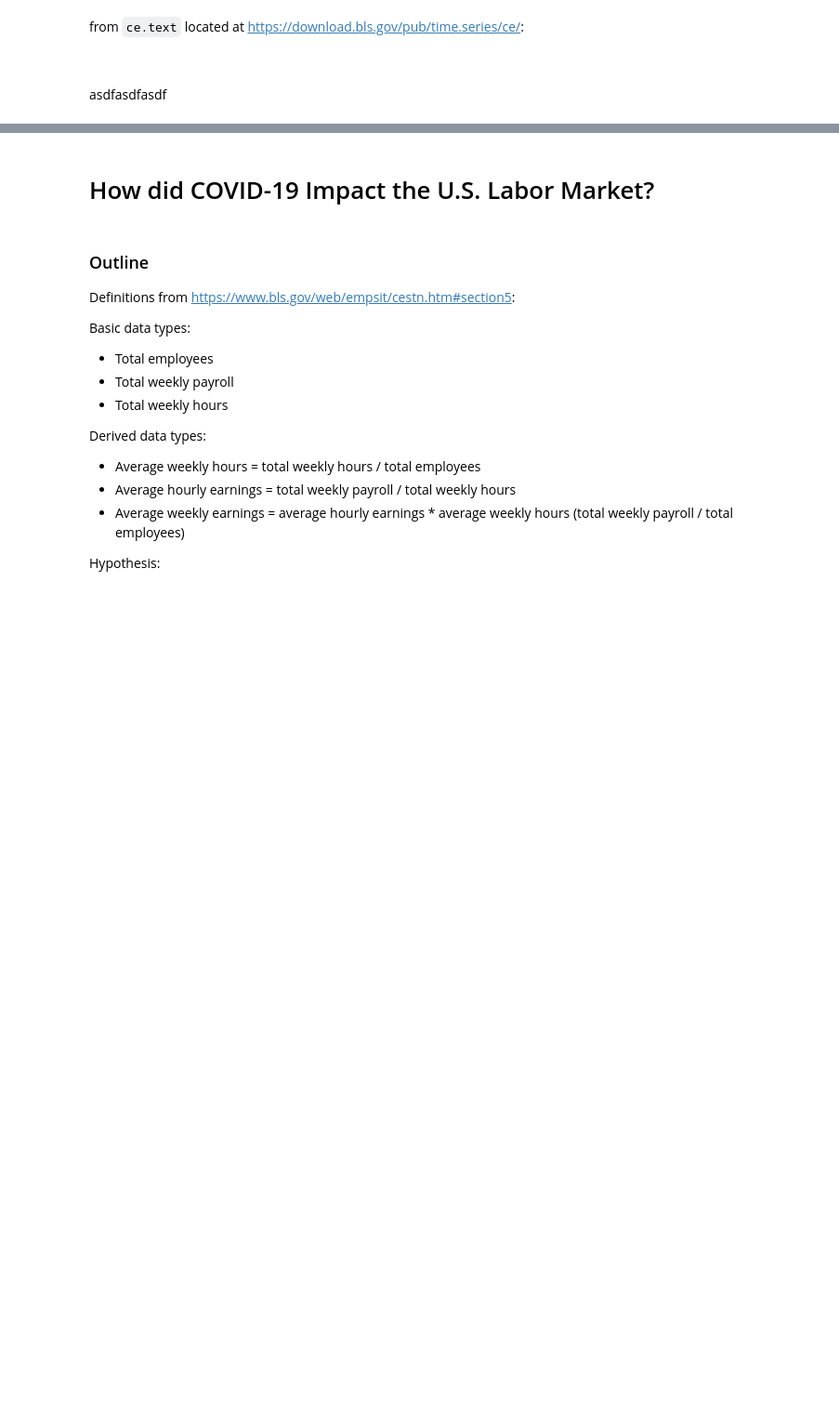
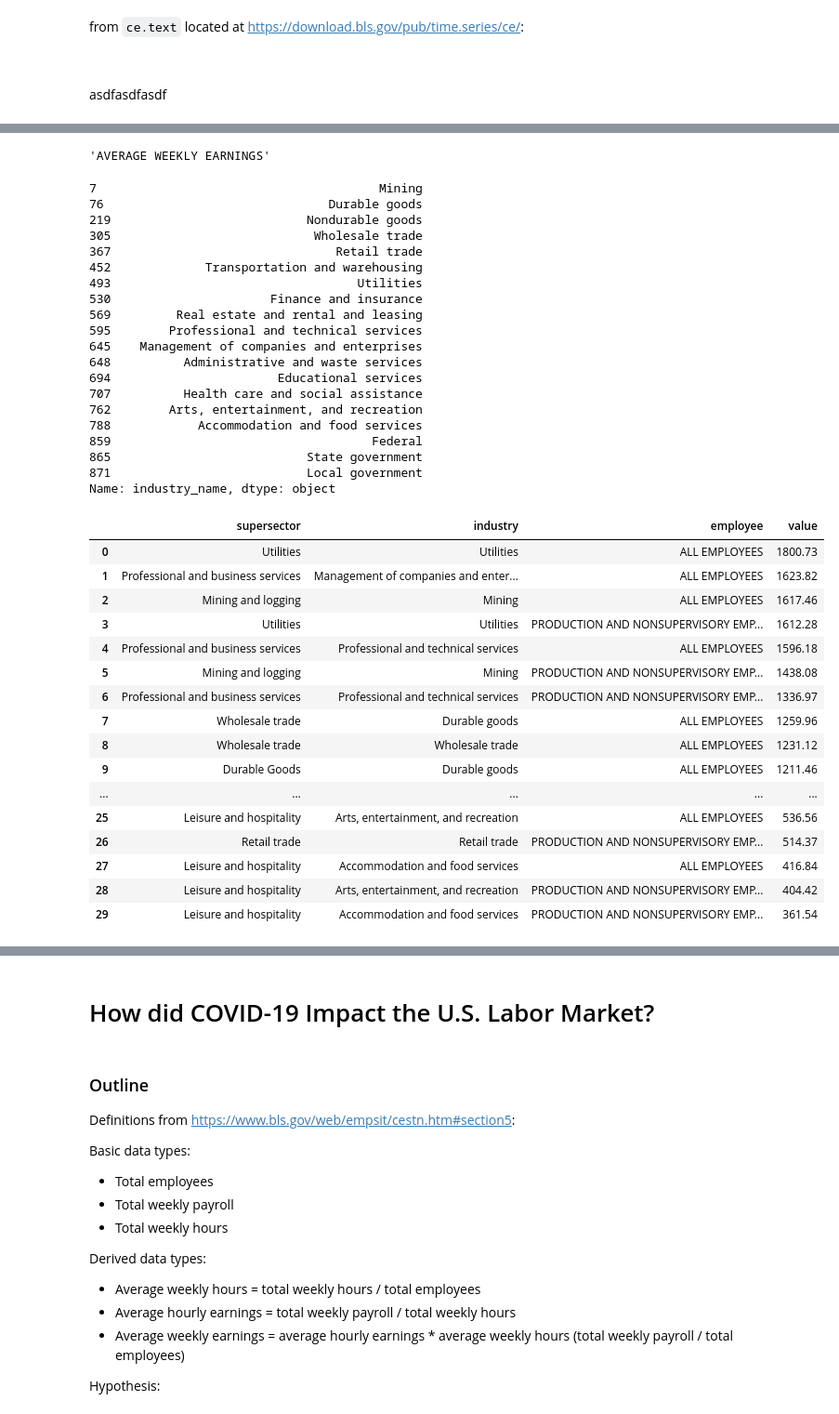
Before and after one commit to heisxiang/impact-recovery, a Jupyter notebook: c19IR.ipynb, the cells around one changed output, grey strips where cells are left out. Shown at 93% size. Drawn from its saved outputs; the diff is of its cells as text; code cells hidden in the pictures; blank space fills up the shorter version.

```diff
--- a/c19IR.ipynb
+++ b/c19IR.ipynb
@@ -495,0 +581,53 @@ Name: period_counts, dtype: int64
+# %%
+# industries by pre-covid wages
+
+
+AWE = types[3]
+display(AWE)
+ind = indlvl(3)
+display(ind)
+
+df = data[(data.data_type == AWE)
+          & (data.industry.isin(ind))
+          & (data.date == c19p)]
+
+display(df.groupby(['supersector','industry', 'employee']).value.mean().sort_values(ascending=False).reset_index())
+# %% [output]
+'AVERAGE WEEKLY EARNINGS'
+7                                       Mining
+76                               Durable goods
+219                           Nondurable goods
+305                            Wholesale trade
+367                               Retail trade
+452             Transportation and warehousing
+493                                  Utilities
+530                      Finance and insurance
+569         Real estate and rental and leasing
+595        Professional and technical services
+645    Management of companies and enterprises
+648          Administrative and waste services
+694                       Educational services
+707          Health care and social assistance
+762        Arts, entertainment, and recreation
+788            Accommodation and food services
+859                                    Federal
+865                           State government
+871                           Local government
+Name: industry_name, dtype: object
+|  | supersector | industry | employee | value |
+| 0 | Utilities | Utilities | ALL EMPLOYEES | 1800.73 |
+| 1 | Professional and business services | Management of companies and enter... | ALL EMPLOYEES | 1623.82 |
+| 2 | Mining and logging | Mining | ALL EMPLOYEES | 1617.46 |
+| 3 | Utilities | Utilities | PRODUCTION AND NONSUPERVISORY EMP... | 1612.28 |
+| 4 | Professional and business services | Professional and technical services | ALL EMPLOYEES | 1596.18 |
+| 5 | Mining and logging | Mining | PRODUCTION AND NONSUPERVISORY EMP... | 1438.08 |
+| 6 | Professional and business services | Professional and technical services | PRODUCTION AND NONSUPERVISORY EMP... | 1336.97 |
+| 7 | Wholesale trade | Durable goods | ALL EMPLOYEES | 1259.96 |
+| 8 | Wholesale trade | Wholesale trade | ALL EMPLOYEES | 1231.12 |
+| 9 | Durable Goods | Durable goods | ALL EMPLOYEES | 1211.46 |
+| ... | ... | ... | ... | ... |
+| 25 | Leisure and hospitality | Arts, entertainment, and recreation | ALL EMPLOYEES | 536.56 |
+| 26 | Retail trade | Retail trade | PRODUCTION AND NONSUPERVISORY EMP... | 514.37 |
+| 27 | Leisure and hospitality | Accommodation and food services | ALL EMPLOYEES | 416.84 |
+| 28 | Leisure and hospitality | Arts, entertainment, and recreation | PRODUCTION AND NONSUPERVISORY EMP... | 404.42 |
+| 29 | Leisure and hospitality | Accommodation and food services | PRODUCTION AND NONSUPERVISORY EMP... | 361.54 |
```
Also changed, not shown: parts of 53 cells of this notebook.
